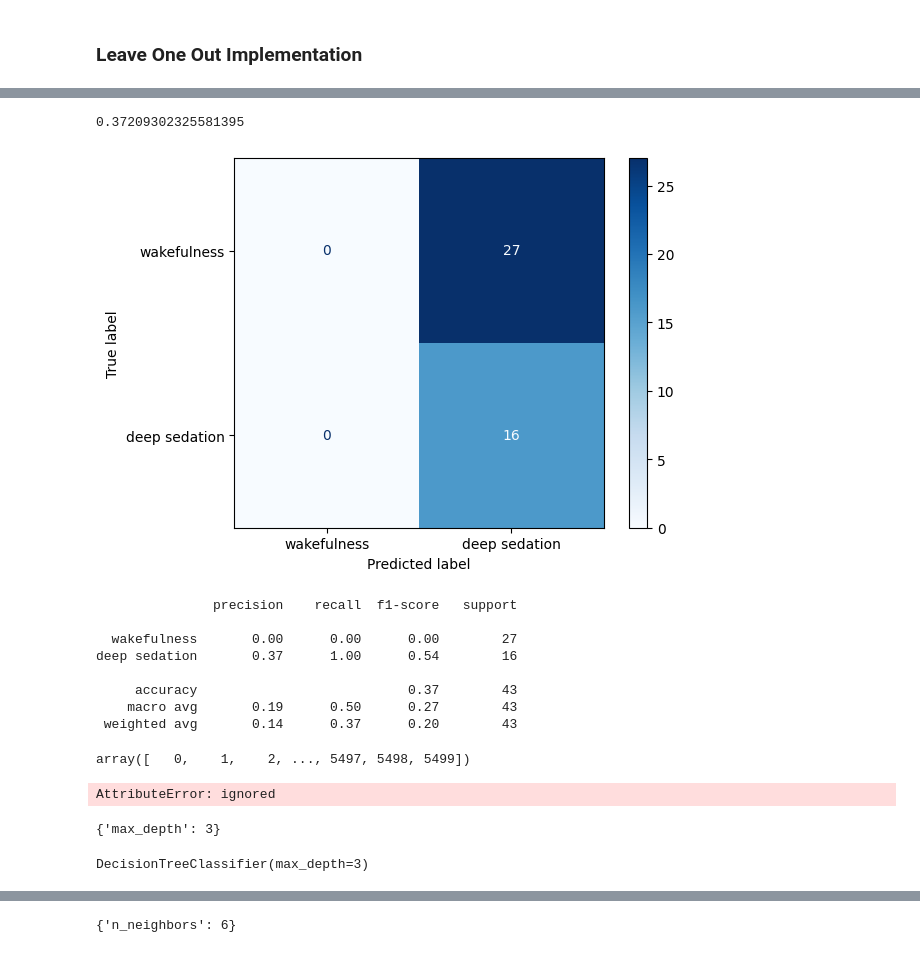
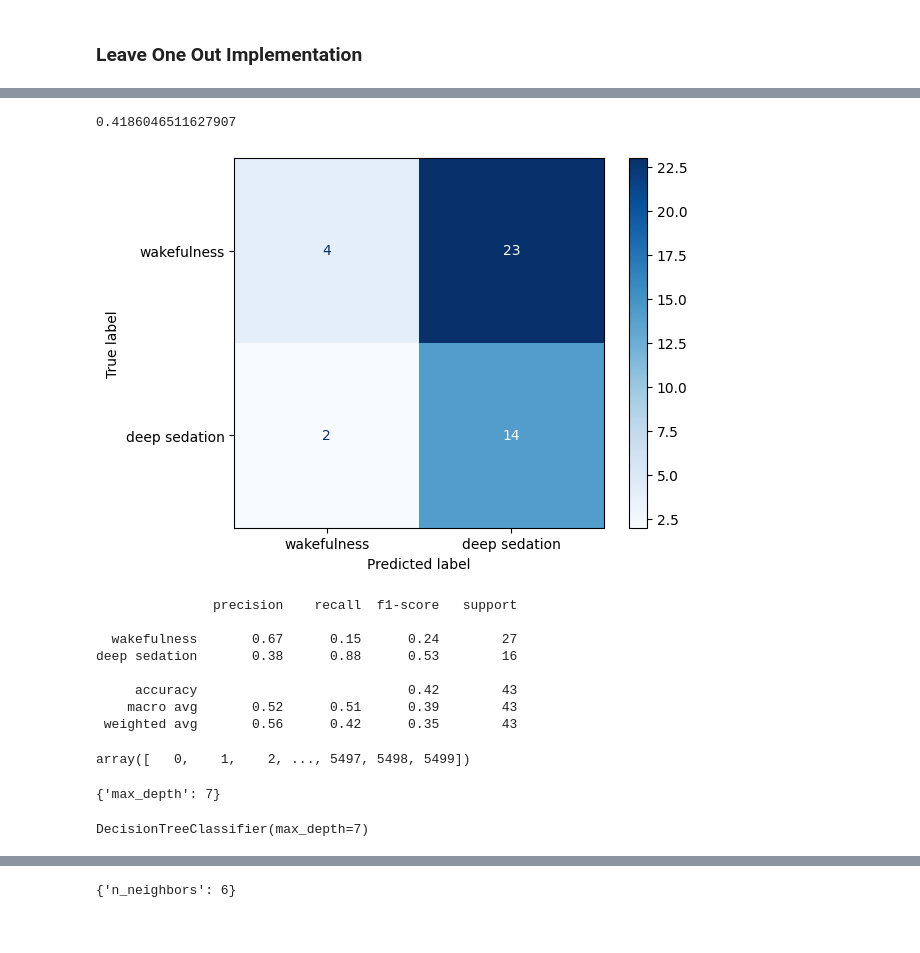
Before and after one commit to kangelaa/honors-thesis, a Jupyter notebook: HThesis_SVMModel_HudetzHoldout.ipynb, the cells around one changed output, grey strips where cells are left out. Cells and saved outputs as stored; diff of their text form; code cells hidden in the pictures.

```diff
--- a/HThesis_SVMModel_HudetzHoldout.ipynb
+++ b/HThesis_SVMModel_HudetzHoldout.ipynb
@@ -474,27 +478,27 @@ model.best_params_
 # %%
 from sklearn import svm
 
-SVC=svm.SVC(C=1,gamma=1,kernel='rbf')
+SVC=svm.SVC(C=.1,gamma=.1,kernel='poly')
 SVC.fit(x_train,y_train)
 
 y_pred=SVC.predict(x_test)
 print(accuracy_score(y_pred,y_test))
 cm = confusion_matrix(y_test,y_pred)
 disp = ConfusionMatrixDisplay(cm, display_labels=['wakefulness','deep sedation'])
 disp.plot(cmap='Blues')
 plt.show()
 print(classification_report(y_test,y_pred,target_names=['wakefulness','deep sedation']))
 # %% [output]
-0.37209302325581395
+0.4186046511627907
-[figure, old version]
+[figure, new version]
                precision    recall  f1-score   support
 
-  wakefulness       0.00      0.00      0.00        27
-deep sedation       0.37      1.00      0.54        16
+  wakefulness       0.67      0.15      0.24        27
+deep sedation       0.38      0.88      0.53        16
 
-     accuracy                           0.37        43
-    macro avg       0.19      0.50      0.27        43
- weighted avg       0.14      0.37      0.20        43
+     accuracy                           0.42        43
+    macro avg       0.52      0.51      0.39        43
+ weighted avg       0.56      0.42      0.35        43
 # %%
 # def f_importances(coef, names):
 #   """
@@ -515,8 +519,6 @@ features
 array([   0,    1,    2, ..., 5497, 5498, 5499])
 # %%
 pd.Series(abs(SVC.coef_[0]), index=features).nlargest(10).plot(kind='barh')
-# %% [output]
-AttributeError: ignored
 # %%
 #only works for linear SVC
 #SVC.coef_
@@ -553,14 +555,14 @@ grid_search=GridSearchCV(T,param_grid=random_grid)
 grid_search.fit(x_train,y_train)
 grid_search.best_params_
 # %% [output]
-{'max_depth': 3}
+{'max_depth': 7}
 # %%
 from sklearn import tree
 
-T=tree.DecisionTreeClassifier(max_depth=3)
+T=tree.DecisionTreeClassifier(max_depth=7)
 T.fit(x_train,y_train)
 # %% [output]
-DecisionTreeClassifier(max_depth=3)
+DecisionTreeClassifier(max_depth=7)
 # %%
 y_pred=T.predict(x_test)
 accuracy_score(y_pred,y_test)
```
Also changed, not shown: parts of 9 cells of this notebook.
